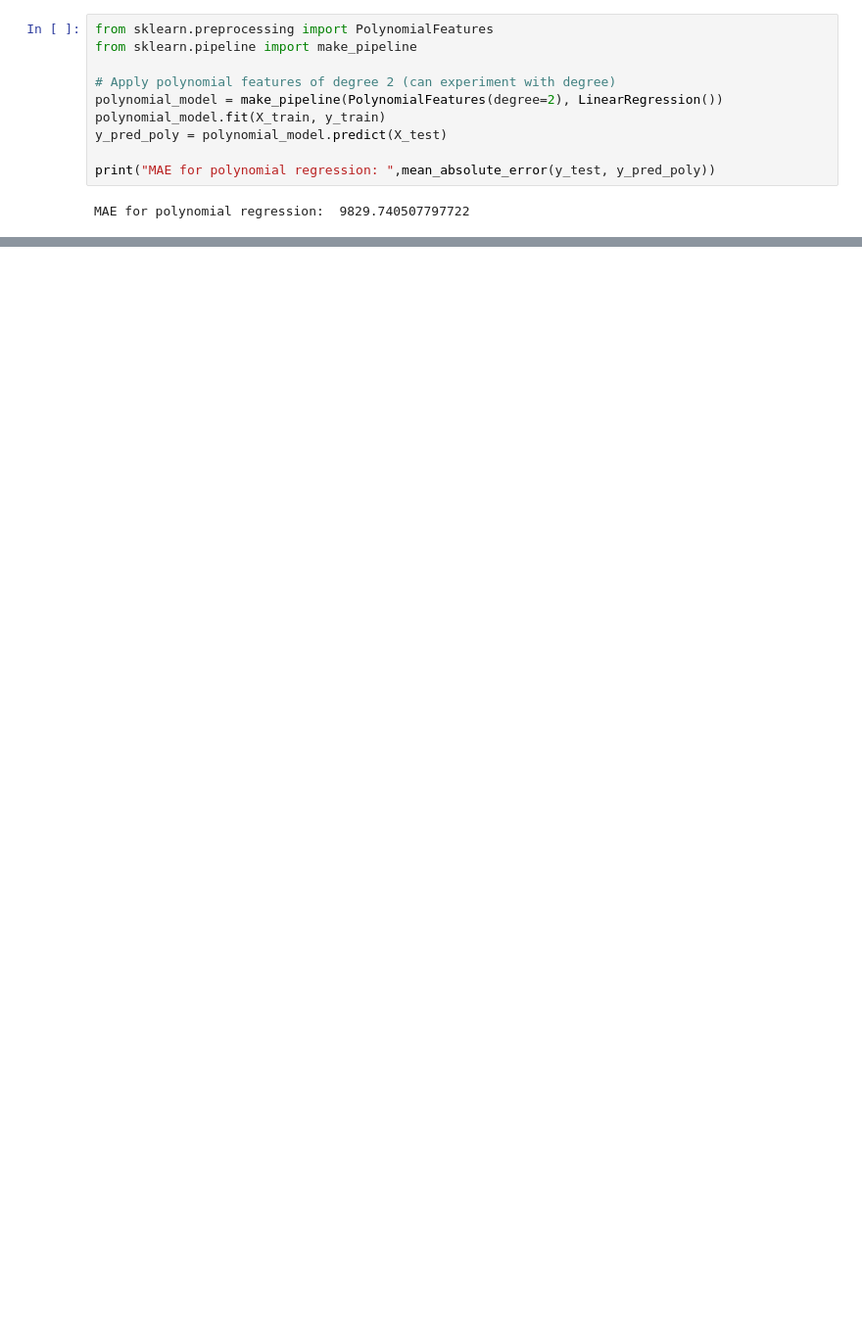
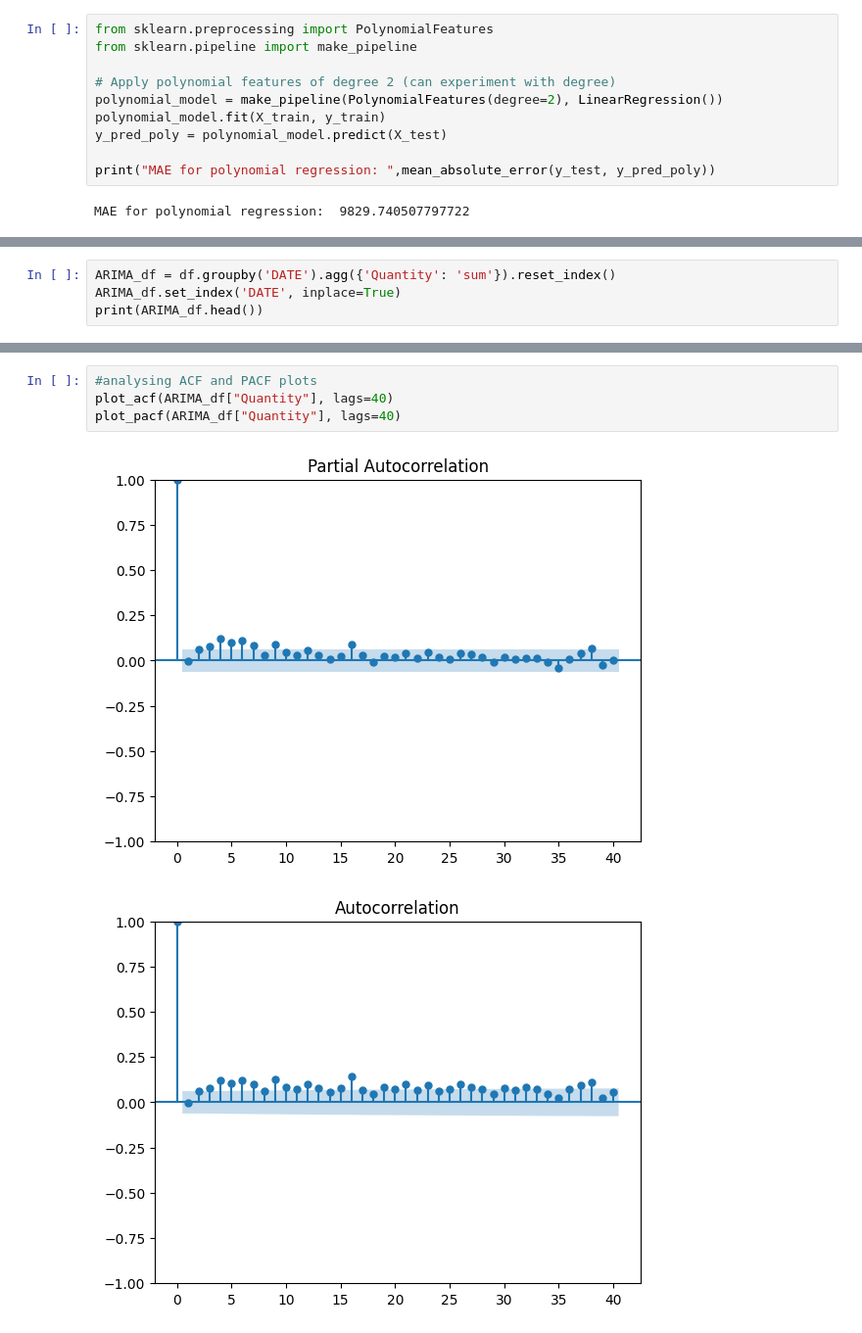
Before and after one commit to rachit-ranka/astrPredictionModel, a Jupyter notebook: astrvenv/predictionModel.ipynb, the cells around one changed output, grey strips where cells are left out. Shown at 98% size. Drawn from its saved outputs; the diff is of its cells as text; blank space fills up the shorter version.

Commit message:
Added ARIMA and SARIMA models and updated the README file.

```diff
--- a/astrvenv/predictionModel.ipynb
+++ b/astrvenv/predictionModel.ipynb
@@ -157,0 +194,4 @@ OOB Score: 0.4401947440741283
+# %%
+ARIMA_df = df.groupby('DATE').agg({'Quantity': 'sum'}).reset_index()
+ARIMA_df.set_index('DATE', inplace=True)
+print(ARIMA_df.head())
@@ -157,0 +218,7 @@ OOB Score: 0.4401947440741283
+# %%
+#analysing ACF and PACF plots
+plot_acf(ARIMA_df["Quantity"], lags=40)
+plot_pacf(ARIMA_df["Quantity"], lags=40)
+# %% [output]
+[figure, added]
+[figure, added]
```
Also changed, not shown: parts of 27 cells of this notebook, 6 other files.
